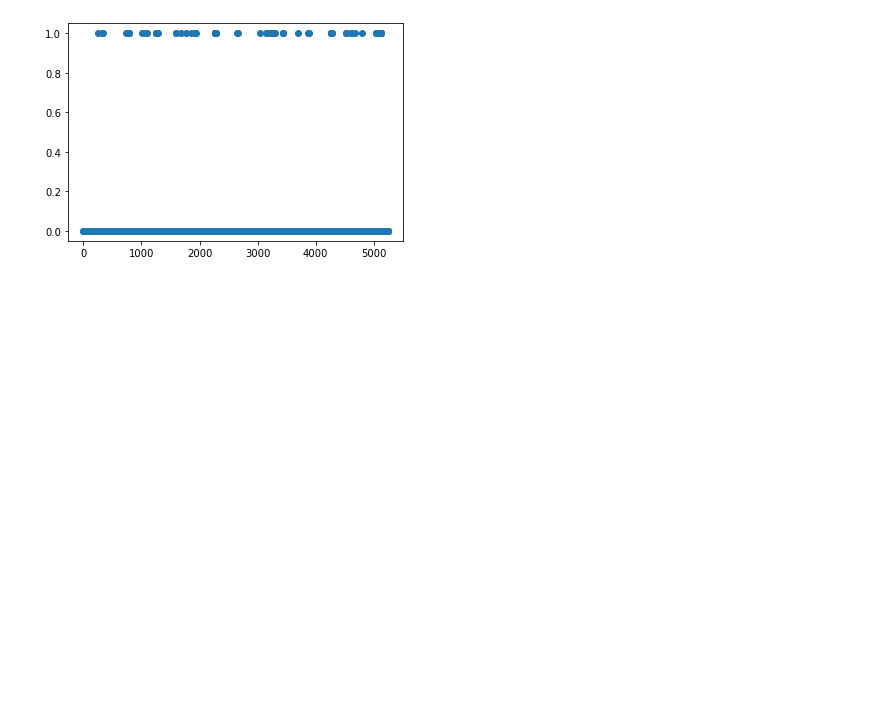
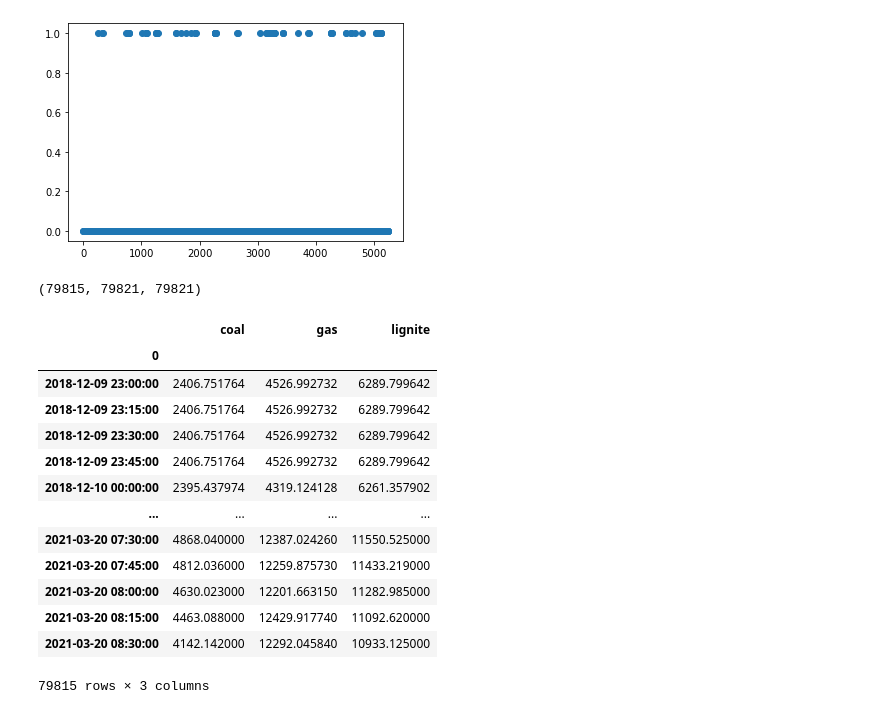
Before and after one commit to Mattiatore/Start_Hack21, a Jupyter notebook: Visualization/visualize.ipynb, the cells around one changed output. Cells and saved outputs as stored; diff of their text form; code cells hidden in the pictures; blank space fills up the shorter version.

```diff
--- a/Visualization/visualize.ipynb
+++ b/Visualization/visualize.ipynb
@@ -97,0 +113,4 @@ plt.scatter(range(len(alerts)), alerts)
+# %%
+len(gas), len(coal), len(lignite)
+# %% [output]
+(79815, 79821, 79821)
@@ -97,0 +119,21 @@ plt.scatter(range(len(alerts)), alerts)
+# %%
+idx = coal.index
+d = {'coal': coal.values, 'gas':gas.values, 'lignite':lignite.values}
+data = pd.DataFrame(d)
+data.index = idx
+data
+# %% [output]
+|  | coal | gas | lignite |
+| 0 |  |  |  |
+| 2018-12-09 23:00:00 | 2406.751764 | 4526.992732 | 6289.799642 |
+| 2018-12-09 23:15:00 | 2406.751764 | 4526.992732 | 6289.799642 |
+| 2018-12-09 23:30:00 | 2406.751764 | 4526.992732 | 6289.799642 |
+| 2018-12-09 23:45:00 | 2406.751764 | 4526.992732 | 6289.799642 |
+| 2018-12-10 00:00:00 | 2395.437974 | 4319.124128 | 6261.357902 |
+| ... | ... | ... | ... |
+| 2021-03-20 07:30:00 | 4868.040000 | 12387.024260 | 11550.525000 |
+| 2021-03-20 07:45:00 | 4812.036000 | 12259.875730 | 11433.219000 |
+| 2021-03-20 08:00:00 | 4630.023000 | 12201.663150 | 11282.985000 |
+| 2021-03-20 08:15:00 | 4463.088000 | 12429.917740 | 11092.620000 |
+| 2021-03-20 08:30:00 | 4142.142000 | 12292.045840 | 10933.125000 |
+79815 rows × 3 columns
```
Also changed, not shown: parts of 12 cells of this notebook, 1 other file.
